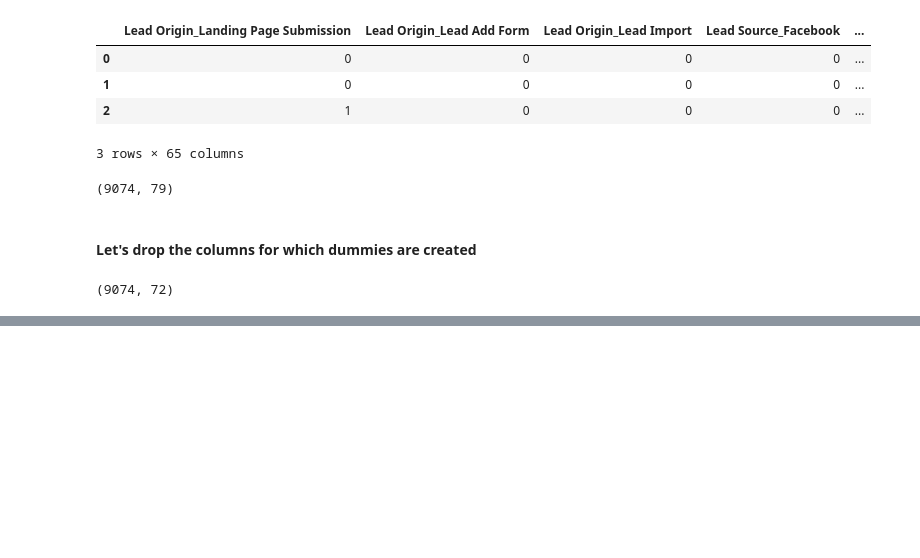
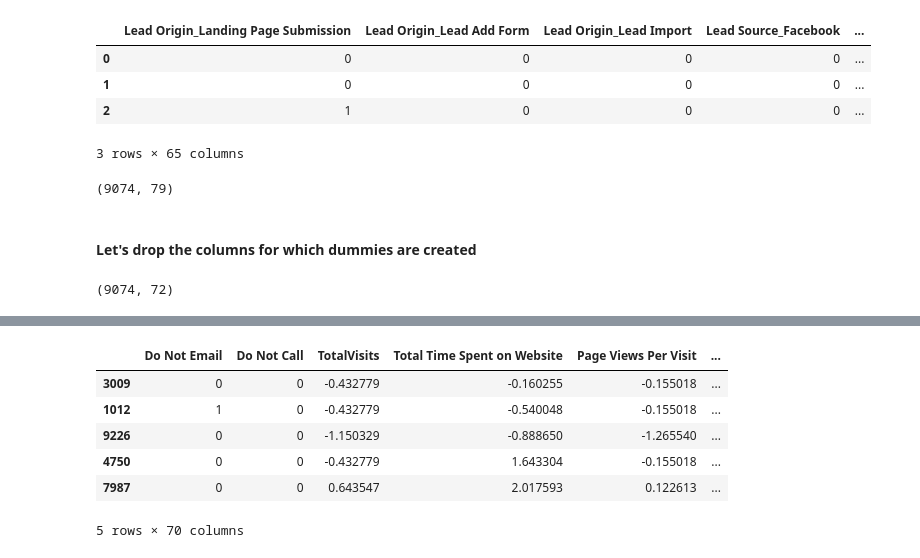
Before and after one commit to PrasunPK/lead-scoring-case-study, a Jupyter notebook: Case+Study.ipynb, the cells around one changed output, grey strips where cells are left out. Saved outputs shown, nothing was run; the diff lists cells and outputs as text; code cells hidden in the pictures; blank space fills up the shorter version.

```diff
--- a/Case+Study.ipynb
+++ b/Case+Study.ipynb
@@ -1003,0 +1007,2 @@ print(round(len(X_test) / len(leads) * 100, 1))
+# %%
+scaler = StandardScaler()
@@ -1003,0 +1019,14 @@ print(round(len(X_test) / len(leads) * 100, 1))
+# %%
+columns_to_scale = ['TotalVisits', 'Total Time Spent on Website', 'Page Views Per Visit']
+# %%
+X_train[columns_to_scale] = scaler.fit_transform(X_train[columns_to_scale])
+# %%
+X_train.head()
+# %% [output]
+|  | Do Not Email | Do Not Call | TotalVisits | Total Time Spent on Website | Page Views Per Visit | ... |
+| 3009 | 0 | 0 | -0.432779 | -0.160255 | -0.155018 | ... |
+| 1012 | 1 | 0 | -0.432779 | -0.540048 | -0.155018 | ... |
+| 9226 | 0 | 0 | -1.150329 | -0.888650 | -1.265540 | ... |
+| 4750 | 0 | 0 | -0.432779 | 1.643304 | -0.155018 | ... |
+| 7987 | 0 | 0 | 0.643547 | 2.017593 | 0.122613 | ... |
+5 rows × 70 columns
```
Also changed, not shown: parts of 14 cells of this notebook.
